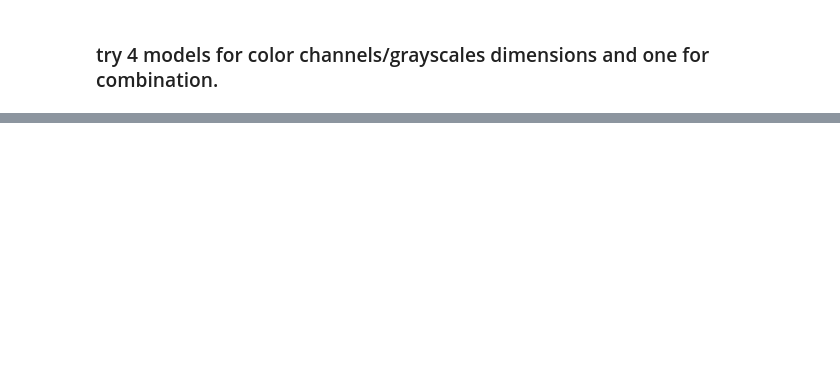
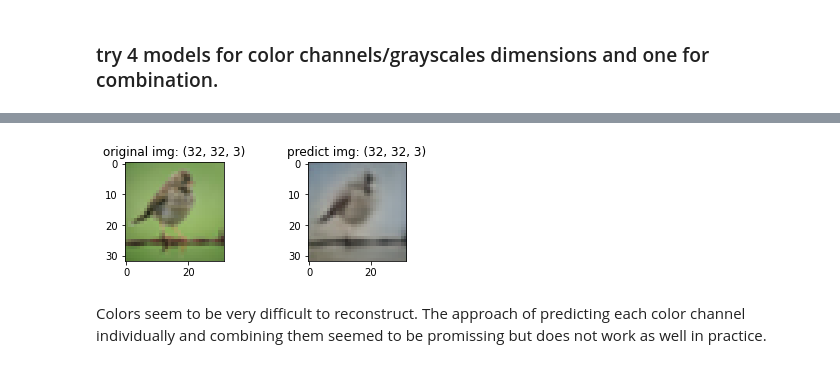
Before and after one commit to unofficial-Jona/ACML, a Jupyter notebook: convolutional autoencoders.ipynb, the cells around one changed output, grey strips where cells are left out. Drawn from its saved outputs; the diff is of its cells as text; code cells hidden in the pictures; blank space fills up the shorter version.

```diff
--- a/convolutional autoencoders.ipynb
+++ b/convolutional autoencoders.ipynb
@@ -665,0 +757,6 @@ img_compare(X_test[0], X_test_col_comb[0])
+# %%
+img_compare(X_test[2], X_test_recol[2])
+# %% [output]
+[figure, added]
+# %% [markdown]
+Colors seem to be very difficult to reconstruct. The approach of predicting each color channel individually and combining them seemed to be promissing but does not work as well in practice.
```
Also changed, not shown: parts of 11 cells of this notebook.
